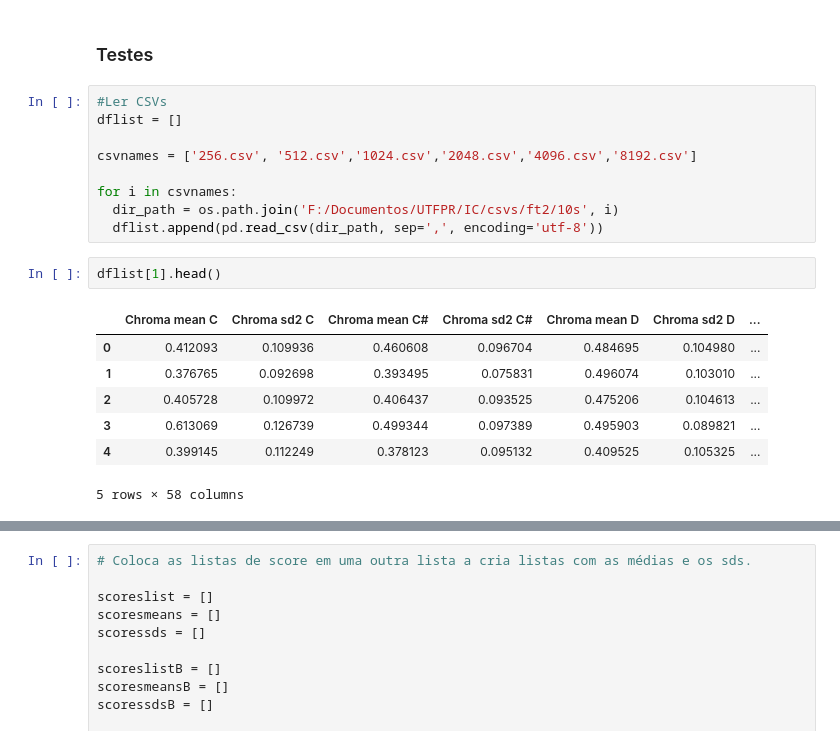
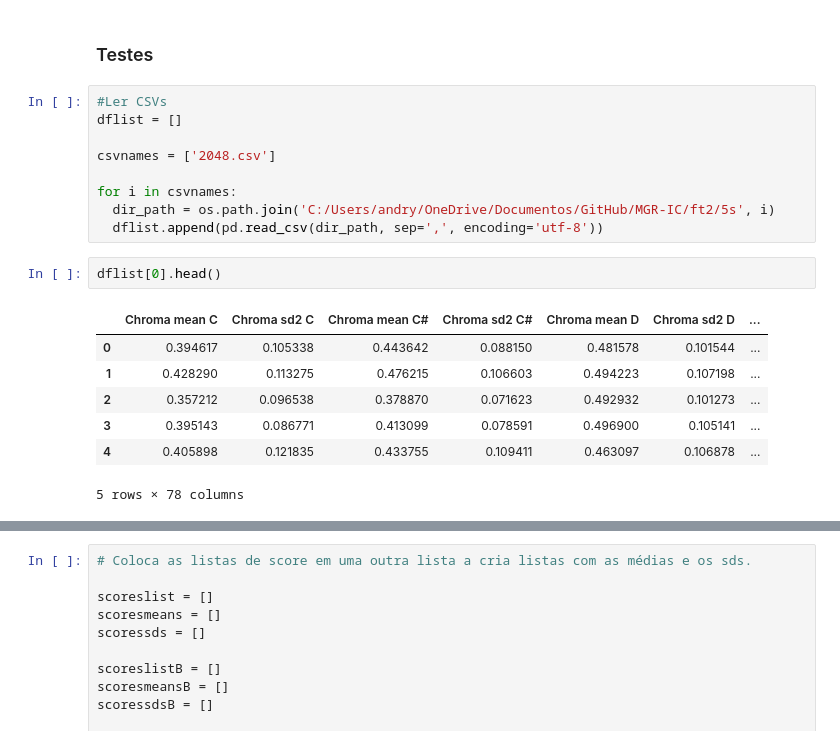
Before and after one commit to andryll/MGR-IC, a Jupyter notebook: codes/ClassificationTestes.ipynb, the cells around one changed output, grey strips where cells are left out. Cells and saved outputs as stored; diff of their text form.

```diff
--- a/codes/ClassificationTestes.ipynb
+++ b/codes/ClassificationTestes.ipynb
@@ -326,21 +333,21 @@ def elbowAll(dflist, seed, n_songs):
 #Ler CSVs
 dflist = []
 
-csvnames = ['256.csv', '512.csv','1024.csv','2048.csv','4096.csv','8192.csv']
+csvnames = ['2048.csv']
 
 for i in csvnames:
-  dir_path = os.path.join('F:/Documentos/UTFPR/IC/csvs/ft2/10s', i)
+  dir_path = os.path.join('C:/Users/andry/OneDrive/Documentos/GitHub/MGR-IC/ft2/5s', i)
   dflist.append(pd.read_csv(dir_path, sep=',', encoding='utf-8'))
 # %%
-dflist[1].head()
+dflist[0].head()
 # %% [output]
 |  | Chroma mean C | Chroma sd2 C | Chroma mean C# | Chroma sd2 C# | Chroma mean D | Chroma sd2 D | ... |
-| 0 | 0.412093 | 0.109936 | 0.460608 | 0.096704 | 0.484695 | 0.104980 | ... |
-| 1 | 0.376765 | 0.092698 | 0.393495 | 0.075831 | 0.496074 | 0.103010 | ... |
-| 2 | 0.405728 | 0.109972 | 0.406437 | 0.093525 | 0.475206 | 0.104613 | ... |
-| 3 | 0.613069 | 0.126739 | 0.499344 | 0.097389 | 0.495903 | 0.089821 | ... |
-| 4 | 0.399145 | 0.112249 | 0.378123 | 0.095132 | 0.409525 | 0.105325 | ... |
+| 0 | 0.394617 | 0.105338 | 0.443642 | 0.088150 | 0.481578 | 0.101544 | ... |
+| 1 | 0.428290 | 0.113275 | 0.476215 | 0.106603 | 0.494223 | 0.107198 | ... |
+| 2 | 0.357212 | 0.096538 | 0.378870 | 0.071623 | 0.492932 | 0.101273 | ... |
+| 3 | 0.395143 | 0.086771 | 0.413099 | 0.078591 | 0.496900 | 0.105141 | ... |
+| 4 | 0.405898 | 0.121835 | 0.433755 | 0.109411 | 0.463097 | 0.106878 | ... |
-5 rows × 58 columns
+5 rows × 78 columns
 # %%
 # Executa os algoritmos com as features desejadas e salva os valores de score nas listas
 
```
Also changed, not shown: parts of 10 cells of this notebook.
